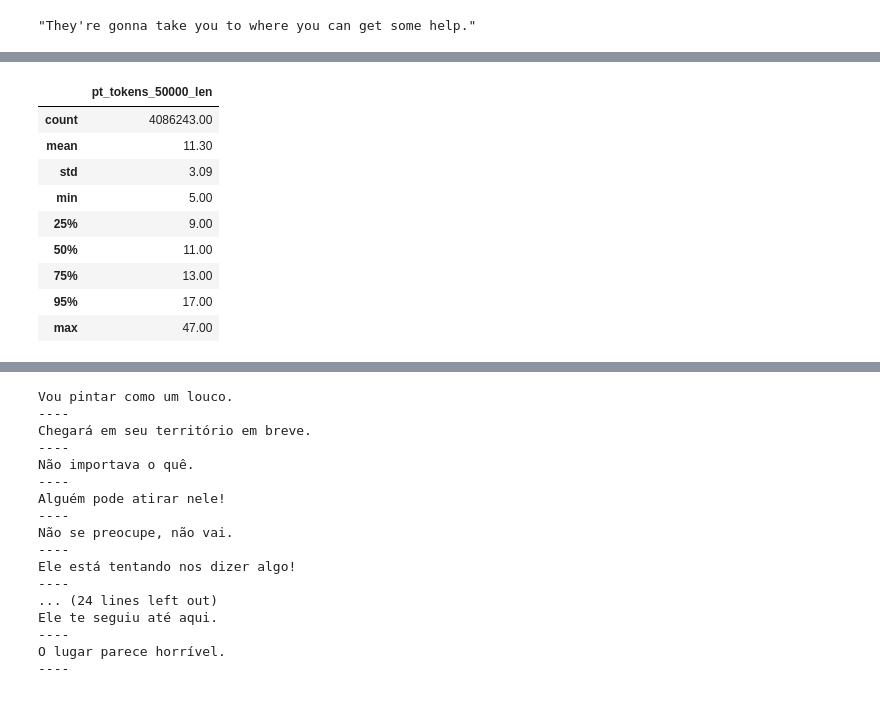
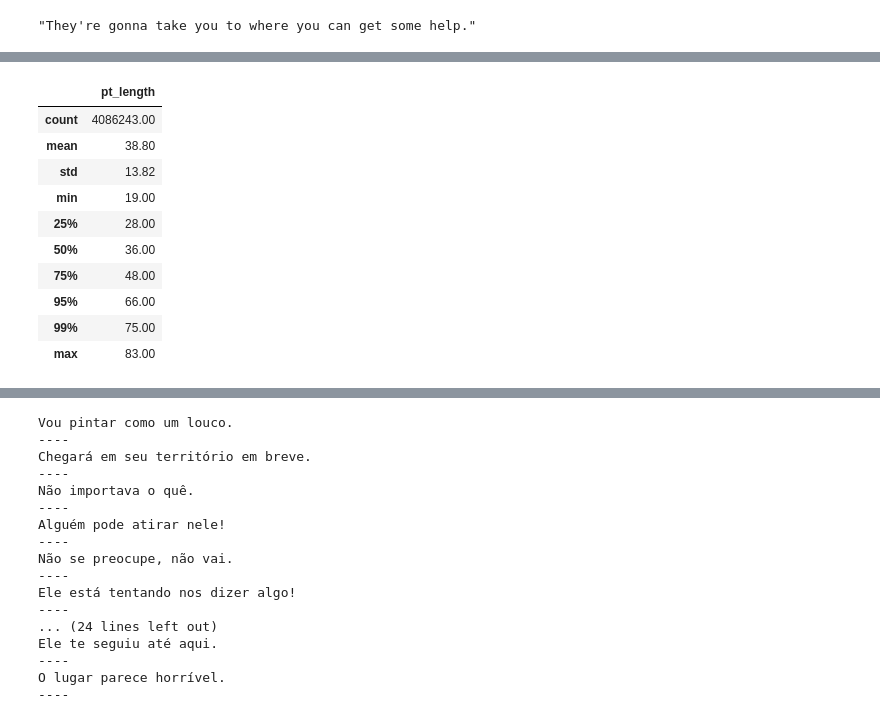
Before and after one commit to vicent-h/traducao-rede-neural, a Jupyter notebook: observing-tokenizer.ipynb, the cells around one changed output, grey strips where cells are left out. Drawn from its saved outputs; the diff is of its cells as text; code cells hidden in the pictures.

```diff
--- a/observing-tokenizer.ipynb
+++ b/observing-tokenizer.ipynb
@@ -44,19 +44,17 @@ df_eval.head()
 | 2 | Vaccines. oh. well, a little evil... | - vacinas, - oh, bem, um pouco ma... | 60 | 58 | 9 | 8 | [5, 57, 763, 1994, 707, 423, 1655... | ... |
 | 3 | They're an extraction team. | São uma equipe de extração. | 27 | 27 | 10 | 9 | [5, 1173, 450, 746, 824, 895, 909... | ... |
 | 4 | But for tom, it was business. | Mas para o tom foram negócios. | 29 | 30 | 9 | 9 | [5, 1013, 786, 3100, 433, 732, 84... | ... |
-# %%
-pd.set_option('display.float_format', '{:.2f}'.format)
-df_train.pt_tokens_50000_len.describe(percentiles=[0.25, 0.5, 0.75, 0.95]).to_frame()
-# %% [output]
-|  | pt_tokens_50000_len |
-| count | 4086243.00 |
-| mean | 11.30 |
-| std | 3.09 |
-| min | 5.00 |
-| 25% | 9.00 |
-| 50% | 11.00 |
-| 75% | 13.00 |
-| 95% | 17.00 |
-| max | 47.00 |
 # %%
-df_train["pt_tokens_50000_len"]
+df_train.pt_length.describe(percentiles=[0.25, 0.5, 0.75, 0.95, 0.99]).to_frame()
+# %% [output]
+|  | pt_length |
+| count | 4086243.00 |
+| mean | 38.80 |
+| std | 13.82 |
+| min | 19.00 |
+| 25% | 28.00 |
+| 50% | 36.00 |
+| 75% | 48.00 |
+| 95% | 66.00 |
+| 99% | 75.00 |
+| max | 83.00 |
```
Also changed, not shown: parts of 2 cells of this notebook, 6 other files.
